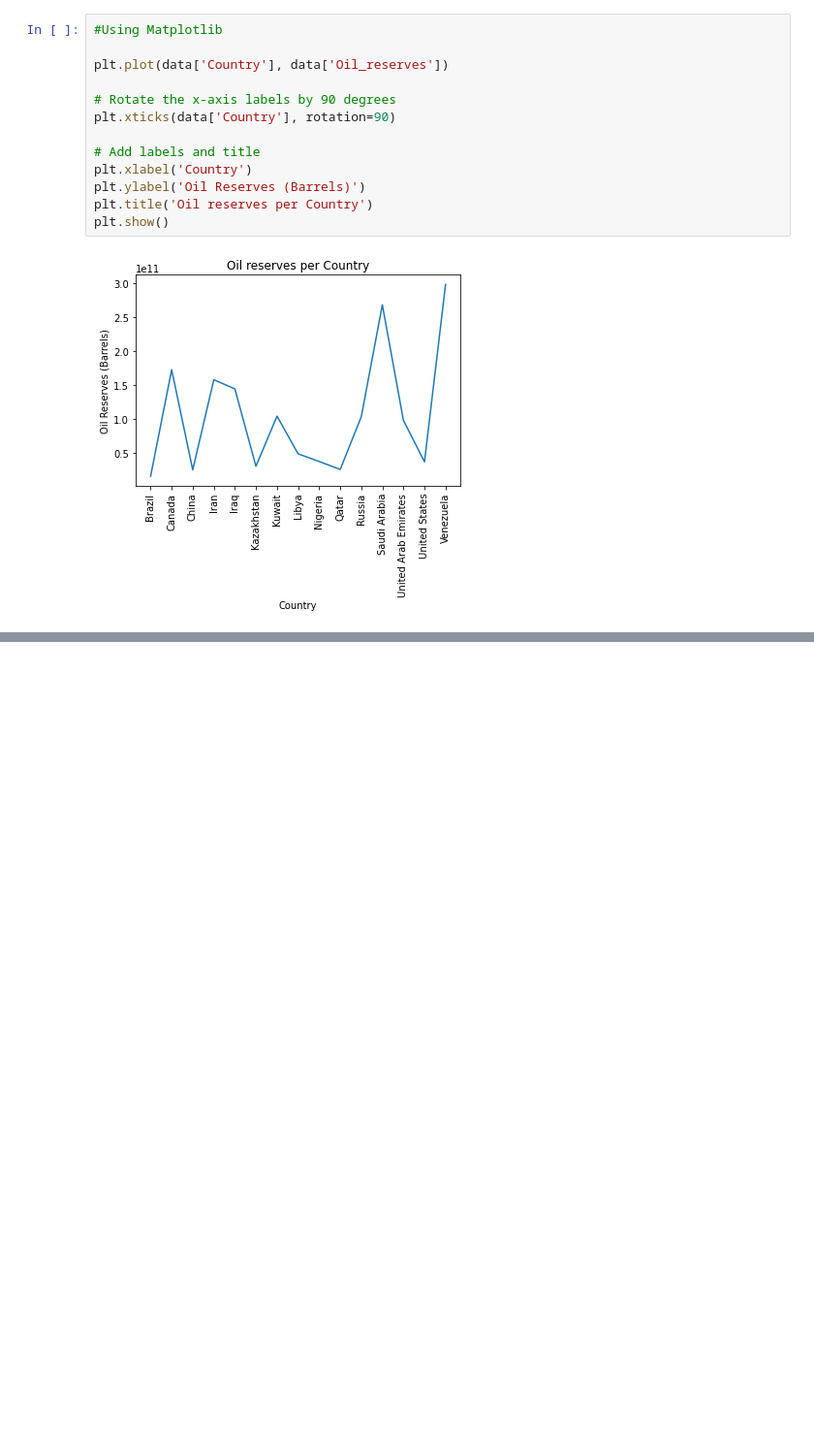
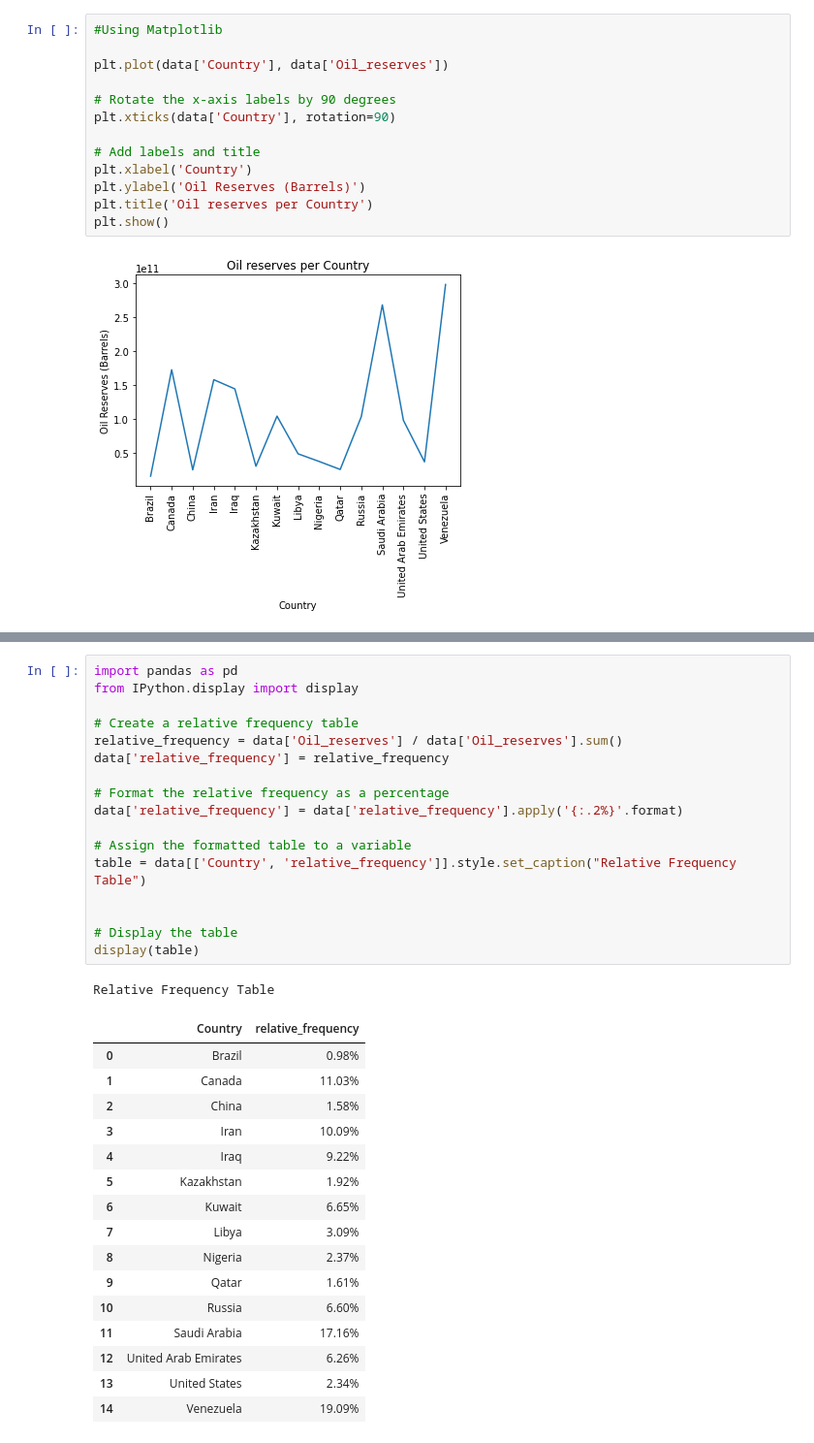
Before and after one commit to louisehviid/KM2023, a Jupyter notebook: simple_examples_of_data_visualizations.ipynb, the cells around one changed output, grey strips where cells are left out. Shown: that part at 97% size. Saved outputs shown, nothing was run; the diff lists cells and outputs as text; blank space fills up the shorter version.

```diff
--- a/simple_examples_of_data_visualizations.ipynb
+++ b/simple_examples_of_data_visualizations.ipynb
@@ -142,0 +199,35 @@ plt.show()
+# %%
+import pandas as pd
+from IPython.display import display
+
+# Create a relative frequency table
+relative_frequency = data['Oil_reserves'] / data['Oil_reserves'].sum()
+data['relative_frequency'] = relative_frequency
+
+# Format the relative frequency as a percentage
+data['relative_frequency'] = data['relative_frequency'].apply('{:.2%}'.format)
+
+# Assign the formatted table to a variable
+table = data[['Country', 'relative_frequency']].style.set_caption("Relative Frequency Table")
+
+
+# Display the table
+display(table)
+# %% [output]
+Relative Frequency Table
+|  | Country | relative_frequency |
+| 0 | Brazil | 0.98% |
+| 1 | Canada | 11.03% |
+| 2 | China | 1.58% |
+| 3 | Iran | 10.09% |
+| 4 | Iraq | 9.22% |
+| 5 | Kazakhstan | 1.92% |
+| 6 | Kuwait | 6.65% |
+| 7 | Libya | 3.09% |
+| 8 | Nigeria | 2.37% |
+| 9 | Qatar | 1.61% |
+| 10 | Russia | 6.60% |
+| 11 | Saudi Arabia | 17.16% |
+| 12 | United Arab Emirates | 6.26% |
+| 13 | United States | 2.34% |
+| 14 | Venezuela | 19.09% |
```
Also changed, not shown: parts of 6 cells of this notebook.
